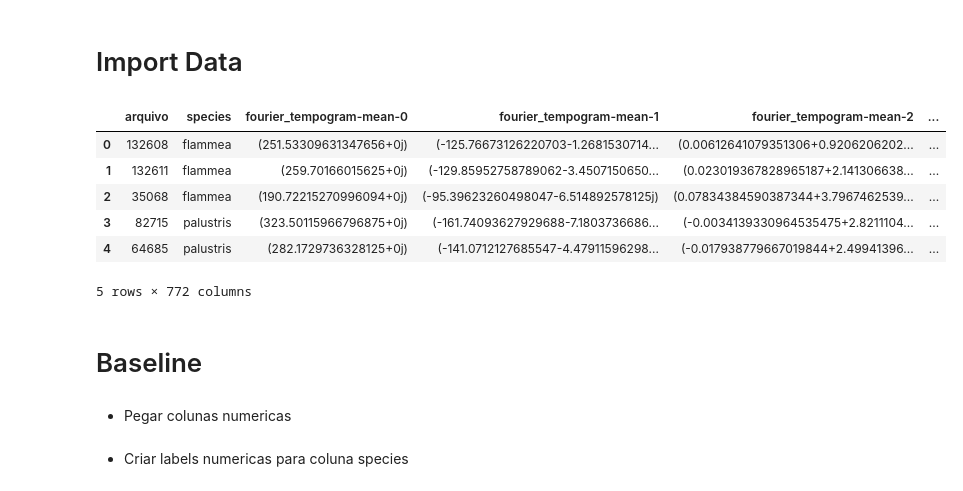
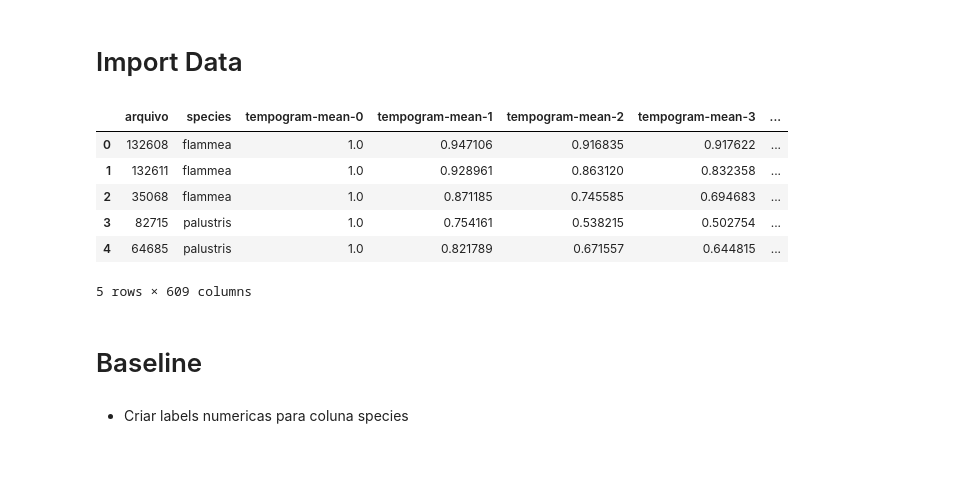
Before and after one commit to Douglas-cc/classifier_species_birds, a Jupyter notebook: modeling.ipynb, the cells around one changed output. Cells and saved outputs as stored; diff of their text form; code cells hidden in the pictures; blank space fills up the shorter version.

```diff
--- a/modeling.ipynb
+++ b/modeling.ipynb
@@ -30,17 +35,15 @@ from sklearn.metrics import(
 # %% [markdown]
 # Import Data
 # %%
-df = pd.read_csv('data/features_sonds_mean.csv')
+df = pd.read_csv('data/features_sonds_mean_mel50.csv').drop(columns=["Unnamed: 0"])
 df.head()
 # %% [output]
-|  | arquivo | species | fourier_tempogram-mean-0 | fourier_tempogram-mean-1 | fourier_tempogram-mean-2 | ... |
-| 0 | 132608 | flammea | (251.53309631347656+0j) | (-125.76673126220703-1.2681530714... | (0.00612641079351306+0.9206206202... | ... |
-| 1 | 132611 | flammea | (259.70166015625+0j) | (-129.85952758789062-3.4507150650... | (0.023019367828965187+2.141306638... | ... |
-| 2 | 35068 | flammea | (190.72215270996094+0j) | (-95.39623260498047-6.514892578125j) | (0.07834384590387344+3.7967462539... | ... |
-| 3 | 82715 | palustris | (323.50115966796875+0j) | (-161.74093627929688-7.1803736686... | (-0.0034139330964535475+2.8211104... | ... |
-| 4 | 64685 | palustris | (282.1729736328125+0j) | (-141.0712127685547-4.47911596298... | (-0.017938779667019844+2.49941396... | ... |
+|  | arquivo | species | tempogram-mean-0 | tempogram-mean-1 | tempogram-mean-2 | tempogram-mean-3 | ... |
+| 0 | 132608 | flammea | 1.0 | 0.947106 | 0.916835 | 0.917622 | ... |
+| 1 | 132611 | flammea | 1.0 | 0.928961 | 0.863120 | 0.832358 | ... |
+| 2 | 35068 | flammea | 1.0 | 0.871185 | 0.745585 | 0.694683 | ... |
+| 3 | 82715 | palustris | 1.0 | 0.754161 | 0.538215 | 0.502754 | ... |
+| 4 | 64685 | palustris | 1.0 | 0.821789 | 0.671557 | 0.644815 | ... |
-5 rows × 772 columns
+5 rows × 609 columns
 # %% [markdown]
 # Baseline
-# %% [markdown]
-- Pegar colunas numericas
```
Also changed, not shown: parts of 82 cells of this notebook, 2 other files.
